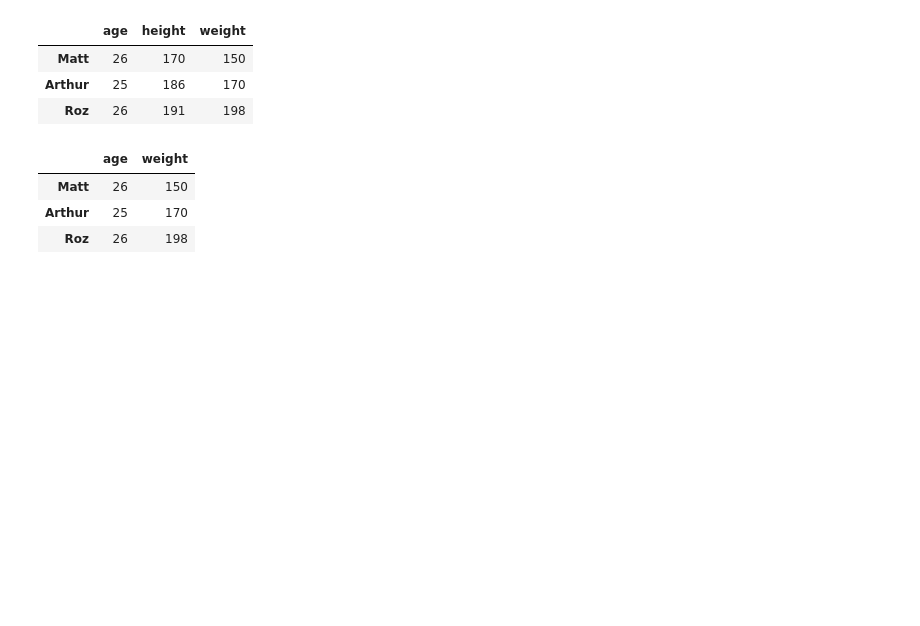
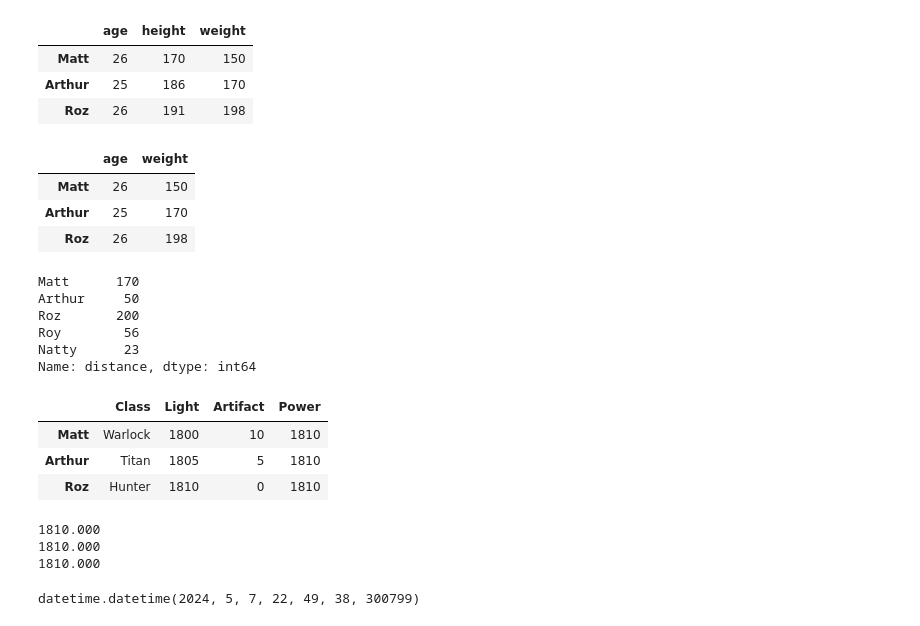
Before and after one commit to CC-Sev/Crypto_watch_tutorial, a Jupyter notebook: test.ipynb, the cells around one changed output. Drawn from its saved outputs; the diff is of its cells as text; code cells hidden in the pictures; blank space fills up the shorter version.

```diff
--- a/test.ipynb
+++ b/test.ipynb
@@ -290,3 +290,40 @@ df2[['age', 'weight']]
 | Matt | 26 | 150 |
 | Arthur | 25 | 170 |
 | Roz | 26 | 198 |
+# %%
+pd.Series(
+    [170,50, 200, 56, 23],
+    name='distance',
+    index=['Matt', 'Arthur', 'Roz', 'Roy', 'Natty']
+)
+# %% [output]
+Matt      170
+Arthur     50
+Roz       200
+Roy        56
+Natty      23
+Name: distance, dtype: int64
+# %%
+destiny_df = pd.DataFrame({
+    'Class': ['Warlock', 'Titan', 'Hunter'],
+    'Light': [1800, 1805, 1810],
+    'Artifact': [10,5,0],
+},
+index = ['Matt', 'Arthur', 'Roz']
+)
+# %%
+destiny_df['Power'] = round(destiny_df['Light']+destiny_df['Artifact'],2)
+destiny_df
+# %% [output]
+|  | Class | Light | Artifact | Power |
+| Matt | Warlock | 1800 | 10 | 1810 |
+| Arthur | Titan | 1805 | 5 | 1810 |
+| Roz | Hunter | 1810 | 0 | 1810 |
+# %%
+destiny_df['Power'] = round(destiny_df['Power'].astype(float), 2)
+for x in destiny_df['Power']:
+    print("{:.2f}".format(x))
+# %% [output]
+1810.000
+1810.000
+1810.000
@@ -292,0 +332,5 @@ df2[['age', 'weight']]
+# %%
+cur_time = datetime.now()
+cur_time
+# %% [output]
+datetime.datetime(2024, 5, 7, 22, 49, 38, 300799)
```
Also changed, not shown: parts of 5 cells of this notebook.
